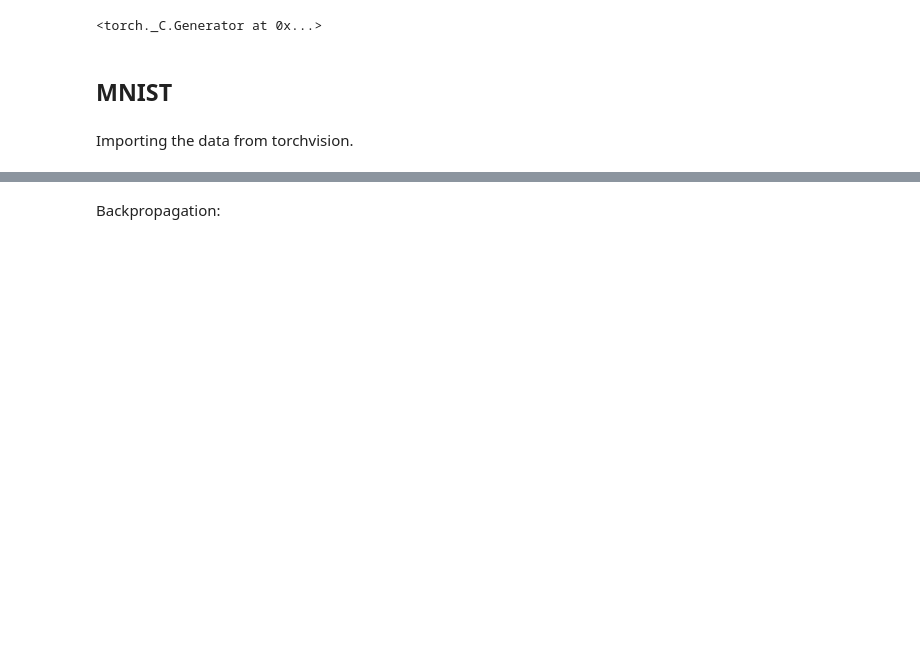
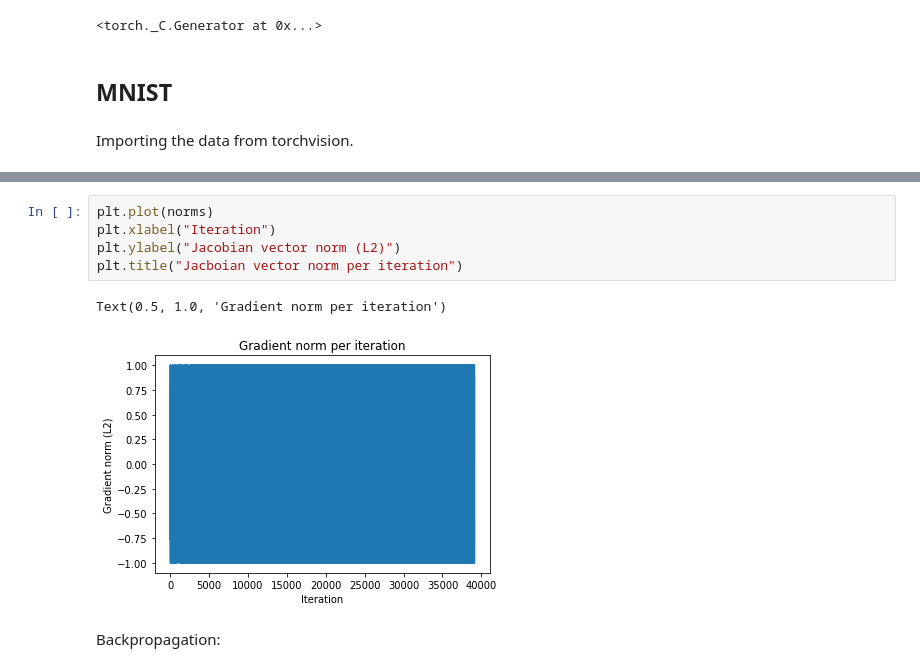
Before and after one commit to benjaminrike1/forward_gradient, a Jupyter notebook: MNIST.ipynb, the cells around one changed output, grey strips where cells are left out. Saved outputs shown, nothing was run; the diff lists cells and outputs as text; blank space fills up the shorter version.

Commit message:
added clipped gradient

```diff
--- a/MNIST.ipynb
+++ b/MNIST.ipynb
@@ -149,3 +393,11 @@ for e in range(epochs):
+# %%
+plt.plot(norms)
+plt.xlabel("Iteration")
+plt.ylabel("Jacobian vector norm (L2)")
+plt.title("Jacboian vector norm per iteration")
+# %% [output]
+Text(0.5, 1.0, 'Gradient norm per iteration')
+[figure, added]
 # %% [markdown]
 Backpropagation:
 # %%
```
Also changed, not shown: parts of 55 cells of this notebook, 1 other file.
